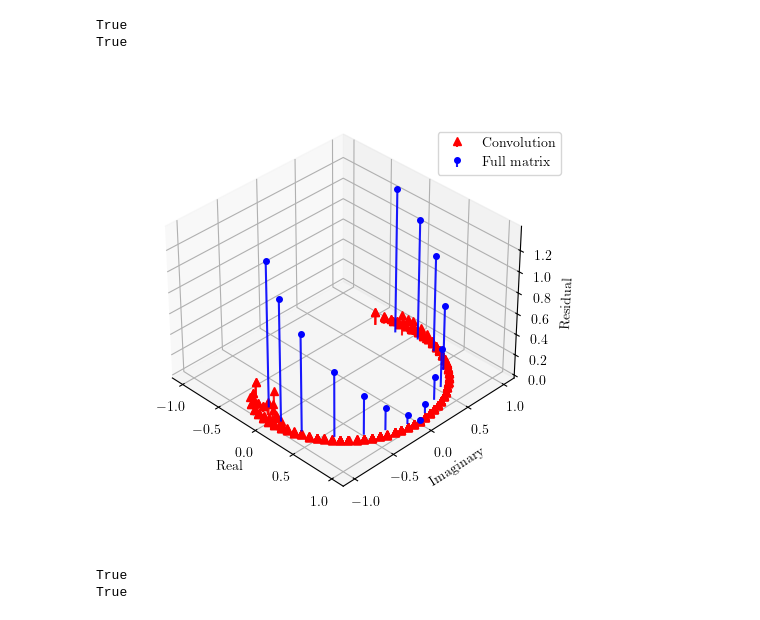
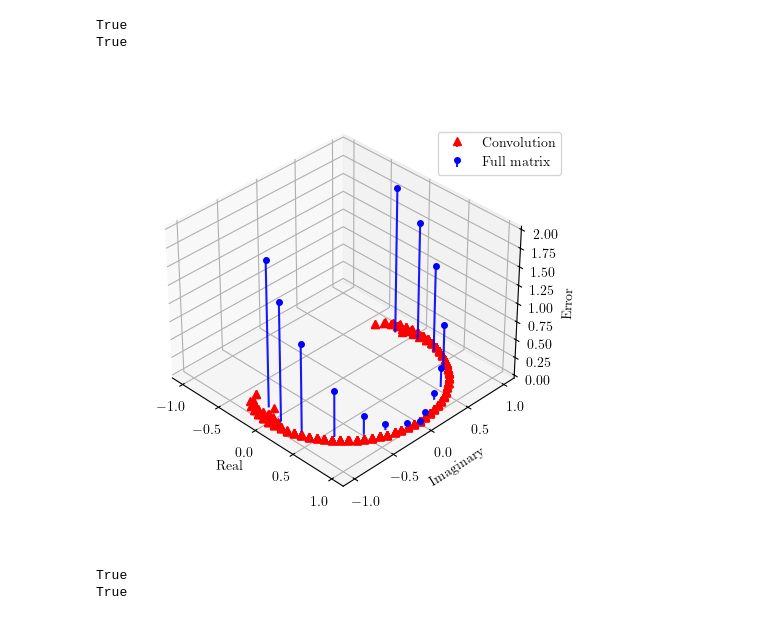
Before and after one commit to graps1/convolutional-edmd, a Jupyter notebook: ks2d.ipynb, the cells around one changed output. Drawn from its saved outputs; the diff is of its cells as text; code cells hidden in the pictures.

Commit message:
plots

```diff
--- a/ks2d.ipynb
+++ b/ks2d.ipynb
@@ -347,8 +347,10 @@ eigfuncs_A = psi(d_test[:-1,:]).to(torch.complex128) @ eigvecs_AT
 next_eigfuncs_K = psi(d_test[1:,:]).to(torch.complex128) @ eigvecs_KT
 eigfuncs_K = psi(d_test[:-1,:]).to(torch.complex128) @ eigvecs_KT
 
-residual_A = (next_eigfuncs_A / eigfuncs_A - eigvals_AT.reshape(1, -1)).abs().mean(dim=0)
-residual_K = (next_eigfuncs_K / eigfuncs_K - eigvals_KT.reshape(1, -1)).abs().mean(dim=0)
+residual_A = (next_eigfuncs_A  - eigvals_AT.reshape(1, -1) * eigfuncs_A).abs().pow(2).sum(dim=0)
+residual_K = (next_eigfuncs_K  - eigvals_KT.reshape(1, -1) * eigfuncs_K).abs().pow(2).sum(dim=0)
+residual_A /= eigfuncs_A.abs().pow(2).sum(dim=0)
+residual_K /= eigfuncs_K.abs().pow(2).sum(dim=0)
 
 
 # residual_A = (evolution_predicted_A - eigfunc_vals_A).abs().pow(2).sum(dim=0).pow(0.5)
@@ -379,35 +381,36 @@ ax.set_xticks([-1,-0.5,0,0.5,1])
 ax.set_xlim(-1.1,1.1)
 ax.set_yticks([-1,-0.5,0,0.5,1])
 ax.set_ylim(-1.1,1.1)
+ax.set_zlim(0, 2)
 
 ax.view_init(elev=35, azim=-45, roll=0)
 
 markerline, stemlines, baseline = ax.stem(eigvals_AT.real.numpy(), eigvals_AT.imag.numpy(), residual_A.numpy(), markerfmt="^", label="Convolution")
 markerline.set_color("red")
 stemlines.set_color("red")
 stemlines.set_alpha(0.9)
 baseline.set_alpha(0)
 
 markerline, stemlines, baseline = ax.stem(eigvals_KT.real.numpy(), eigvals_KT.imag.numpy(), residual_K.numpy(), markerfmt=".", label="Full matrix")
 markerline.set_color("blue")
 stemlines.set_color("blue")
 stemlines.set_alpha(0.9)
 baseline.set_alpha(0)
 markerline.set_alpha(1)
 markerline.set_zorder(11)
 stemlines.set_zorder(12)
 markerline.set_markersize(8)
 
 ax.set_xlabel("Real")
 ax.set_ylabel("Imaginary")
-ax.set_zlabel("Residual")
+ax.set_zlabel("Error")
 ax.legend(bbox_to_anchor=[1,0.9])
 
 fig.savefig(f"plots/{SETTING}_eigenfunction_residuals.pdf")
 
 plt.show()
 # %% [output]
-[figure, old version]
+[figure, new version]
 # %%
 import itertools
 
```
Also changed, not shown: parts of 1 cell of this notebook, 9 other files.
